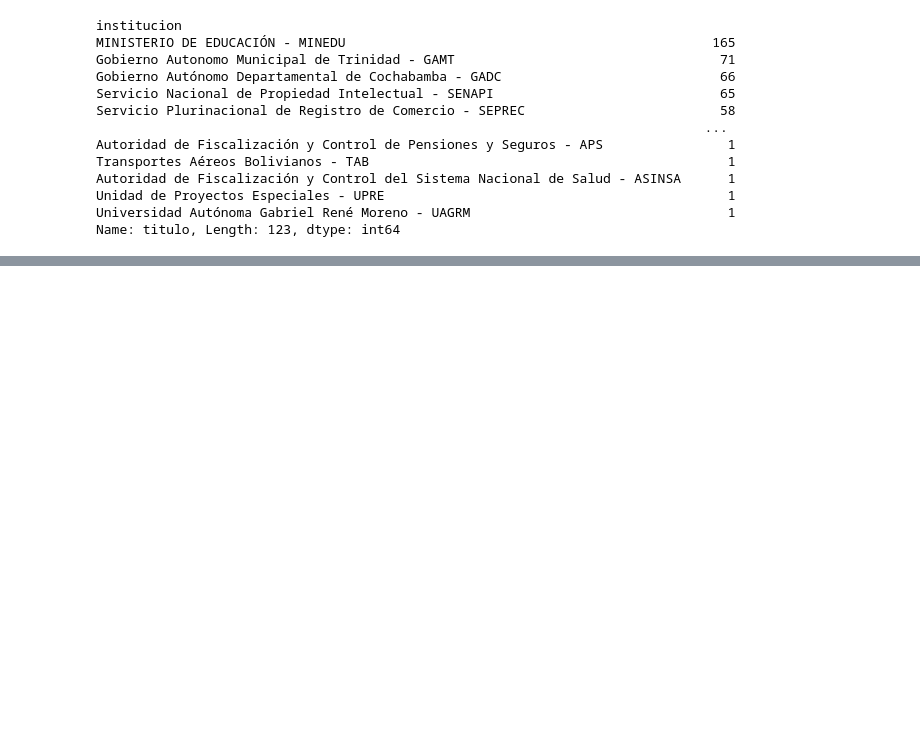
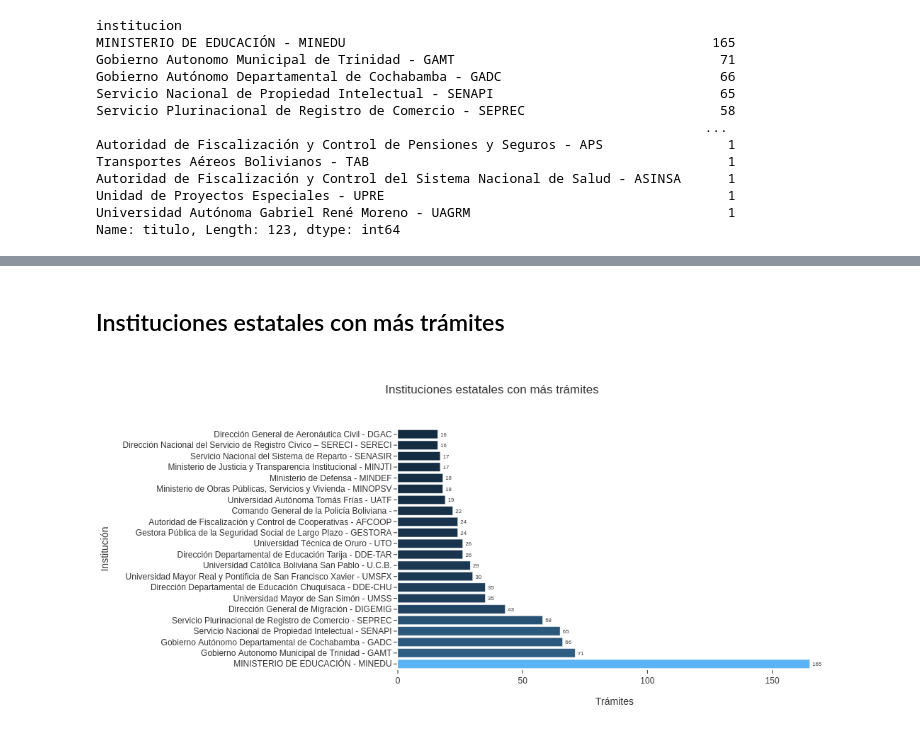
Before and after one commit to strymsg/gob.bo, a Jupyter notebook: notebooks/análisis1.ipynb, the cells around one changed output, grey strips where cells are left out. Saved outputs shown, nothing was run; the diff lists cells and outputs as text; code cells hidden in the pictures; blank space fills up the shorter version.

```diff
--- a/notebooks/análisis1.ipynb
+++ b/notebooks/análisis1.ipynb
@@ -153,23 +130,0 @@ fig.show()
-# %%
-serie = df.groupby('institucion').count()['titulo'].sort_values(ascending=True)
-n_samples = int(len(serie)*0.3)
-
-fig = px.bar(y=serie[:n_samples].index, x=serie[:n_samples].values,  color=serie[:n_samples].values,
-             orientation='h',
-             text_auto=True,
-                 height=620,
-             template='ggplot2',
-             title='Instituciones estatales con menos trámites')
-
-fig.update_traces(showlegend=False)
-fig.update_layout(coloraxis_showscale=False, )
-fig.update_layout(
-    yaxis_title="Institución", xaxis_title="Trámites",
-)
-fig.update_layout(
-        plot_bgcolor='rgba(0,0,0,0)'
-)
-
-#fig.update_yaxes(visible=False)
-fig.update_traces(textfont_size=12, textangle=0, textposition="outside", cliponaxis=False)
-fig.show()
@@ -183,0 +195,15 @@ df[df['institucion']=='Agencia de Gobierno Electrónico y Tecnologías de la Inf
+# %% [markdown]
+## Instituciones estatales con más trámites
+# %%
+serie = df.groupby('institucion').count()['titulo'].sort_values(ascending=False)
+n_samples = int(len(serie)*0.18) # solo una porcion
+
+barchart_horizontal(serie[:n_samples].index, serie[:n_samples].values,
+                    title='Instituciones estatales con más trámites',
+                    y_title='Institución',
+                    x_title='Trámites',
+                    height=520,
+                    color=serie[:n_samples].values,
+                   )
+# %% [output]
+[figure, added]
```
Also changed, not shown: parts of 36 cells of this notebook, 2 other files.
